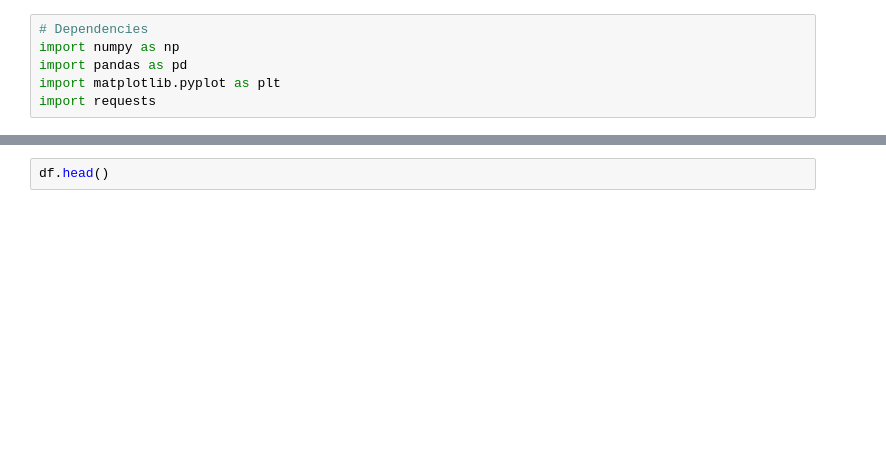
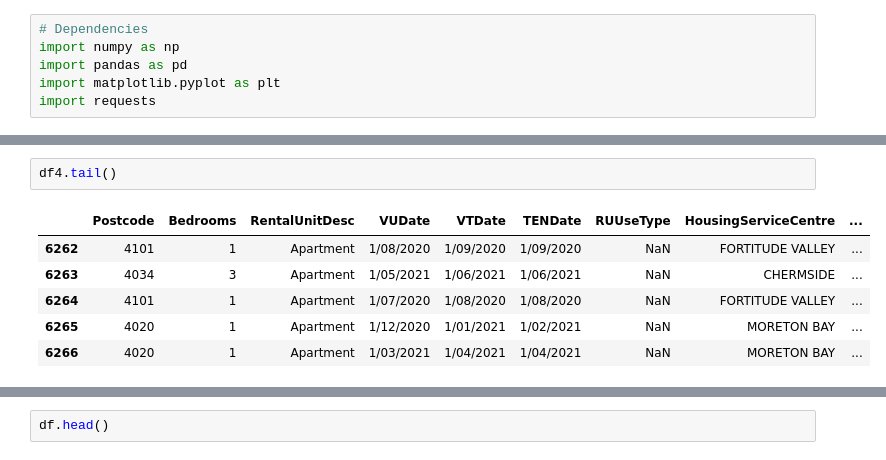
Before and after one commit to Anguyensfg/project-one, a Jupyter notebook: Untitled-1.ipynb, the cells around one changed output, grey strips where cells are left out. Saved outputs shown, nothing was run; the diff lists cells and outputs as text; blank space fills up the shorter version.

```diff
--- a/Untitled-1.ipynb
+++ b/Untitled-1.ipynb
@@ -21,0 +51,9 @@ df.shape
+# %%
+df4.tail()
+# %% [output]
+|  | Postcode | Bedrooms | RentalUnitDesc | VUDate | VTDate | TENDate | RUUseType | HousingServiceCentre | ... |
+| 6262 | 4101 | 1 | Apartment | 1/08/2020 | 1/09/2020 | 1/09/2020 | NaN | FORTITUDE VALLEY | ... |
+| 6263 | 4034 | 3 | Apartment | 1/05/2021 | 1/06/2021 | 1/06/2021 | NaN | CHERMSIDE | ... |
+| 6264 | 4101 | 1 | Apartment | 1/07/2020 | 1/08/2020 | 1/08/2020 | NaN | FORTITUDE VALLEY | ... |
+| 6265 | 4020 | 1 | Apartment | 1/12/2020 | 1/01/2021 | 1/02/2021 | NaN | MORETON BAY | ... |
+| 6266 | 4020 | 1 | Apartment | 1/03/2021 | 1/04/2021 | 1/04/2021 | NaN | MORETON BAY | ... |
```
Also changed, not shown: parts of 12 cells of this notebook.
